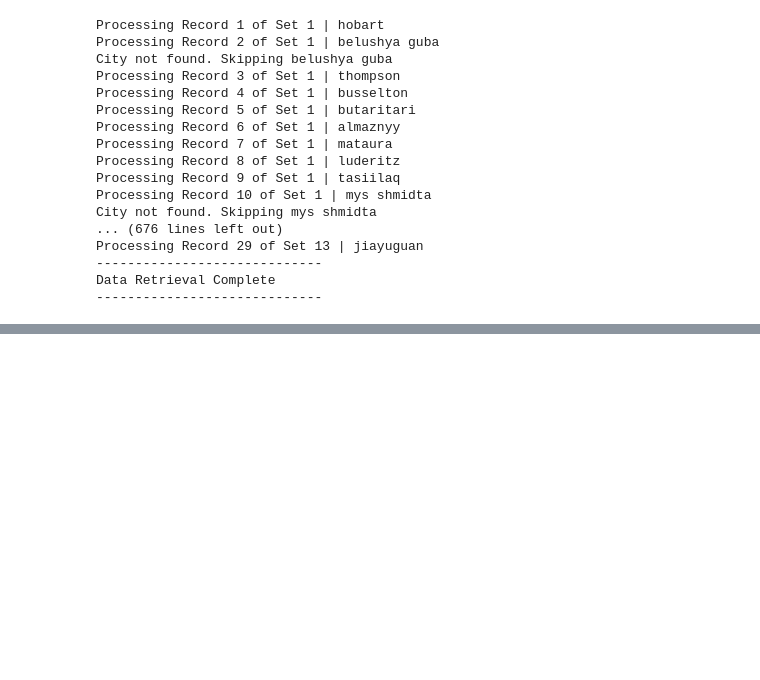
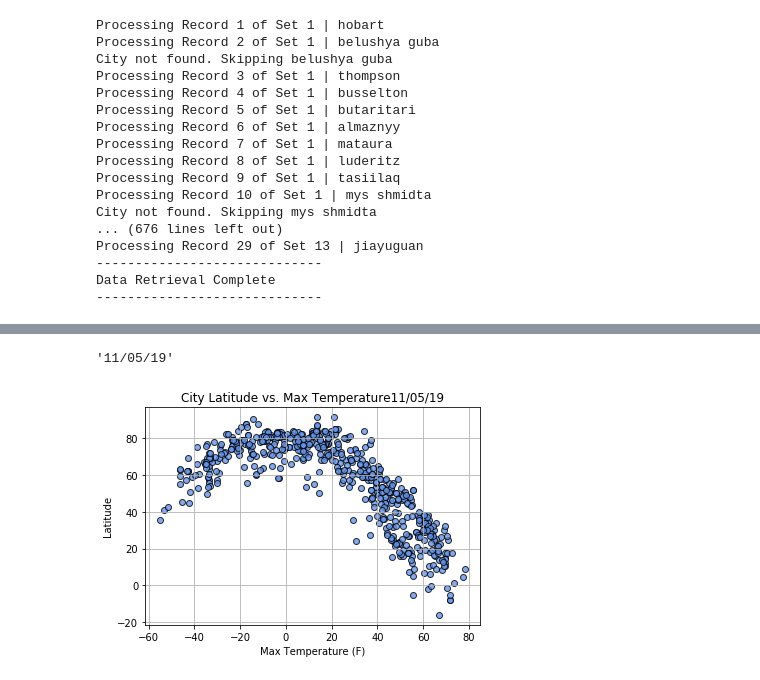
Before and after one commit to Thinguyen23/Thi_Nguyen_World_Weather_Analysis, a Jupyter notebook: WeatherPy.ipynb, the cells around one changed output, grey strips where cells are left out. Drawn from its saved outputs; the diff is of its cells as text; code cells hidden in the pictures; blank space fills up the shorter version.

Commit message:
Add scatter plots

```diff
--- a/WeatherPy.ipynb
+++ b/WeatherPy.ipynb
@@ -151,0 +154,34 @@ city_data_df.to_csv(output_data_file, index_label="City_ID")
+# %%
+# Extract relevant fieldd from the DataFrame
+lats = city_data_df['Lat']
+max_temps = city_data_df['Max Temp']
+humidity = city_data_df['Humidity']
+cloudiness = city_data_df['Cloudiness']
+wind_speed = city_data_df['Wind Speed']
+# %%
+# Import the time module
+import time
+# get today's date in seconds
+today = time.strftime('%x')
+today
+# %% [output]
+'11/05/19'
+# %%
+# Build the scatter plot for latitude vs. max temperaturr
+plt.scatter(lats,
+            max_temps,
+            edgecolor="black", linewidths=1, marker="o", color='cornflowerblue',
+            alpha=.8, label="Cities")
+
+# Incorporate the other graph properties
+plt.title(f'City Latitude vs. Max Temperature'+ time.strftime('%x'))
+plt.xlabel('Max Temperature (F)')
+plt.ylabel('Latitude')
+plt.grid(True)
+
+# Save the figure
+plt.savefig('weather_data\Fig1.png')
+
+plt.show()
+# %% [output]
+[figure, added]
```
Also changed, not shown: parts of 5 cells of this notebook, 4 other files.
